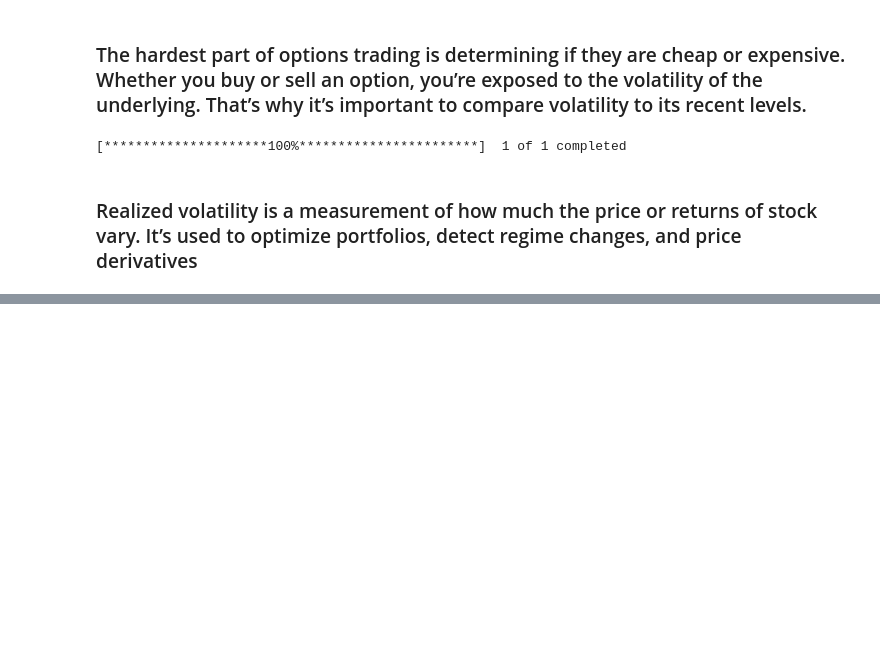
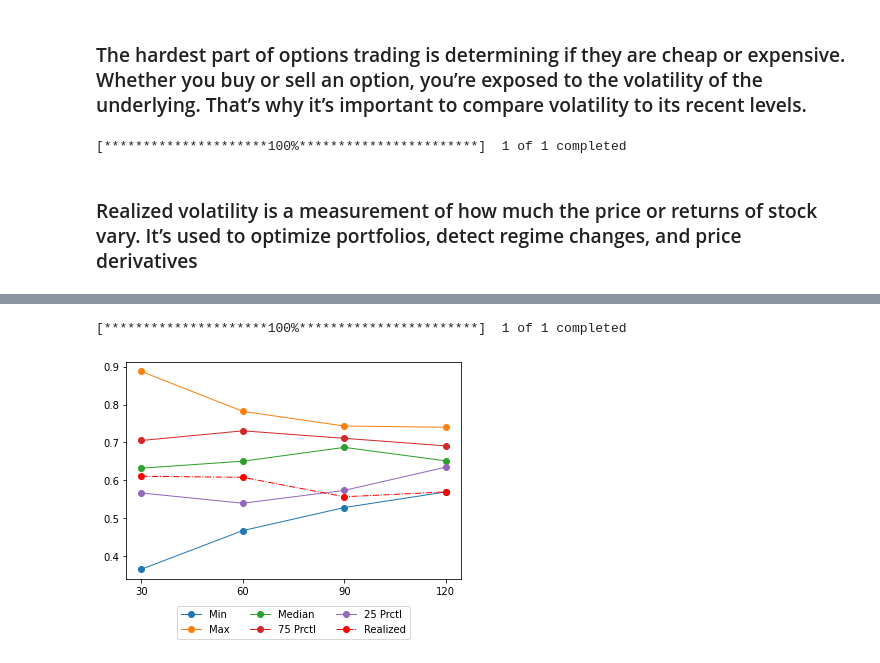
Before and after one commit to fadilparves/trading, a Jupyter notebook: options/Cheap_Options_Cone_Vol.ipynb, the cells around one changed output, grey strips where cells are left out. Cells and saved outputs as stored; diff of their text form; code cells hidden in the pictures; blank space fills up the shorter version.

```diff
--- a/options/Cheap_Options_Cone_Vol.ipynb
+++ b/options/Cheap_Options_Cone_Vol.ipynb
@@ -45,0 +116,5 @@ for window in windows:
+# %%
+options_cone_volatility("TSLA", '2022-01-01', '2022-12-09') # Tesla
+# %% [output]
+[*********************100%***********************]  1 of 1 completed
+[figure, added]
```
Also changed, not shown: parts of 8 cells of this notebook.
